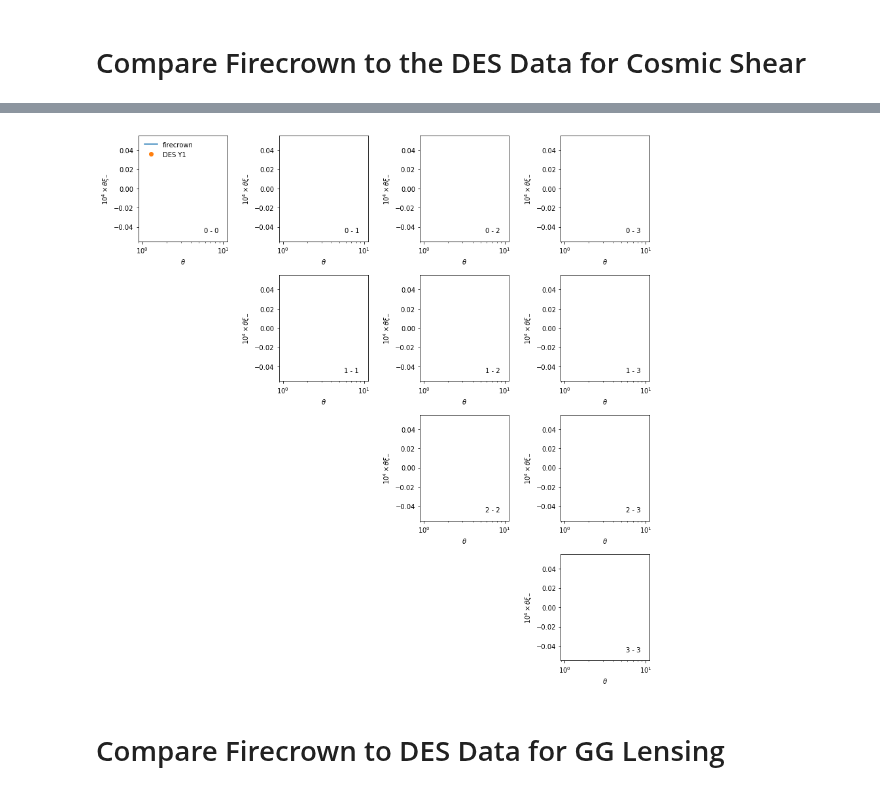
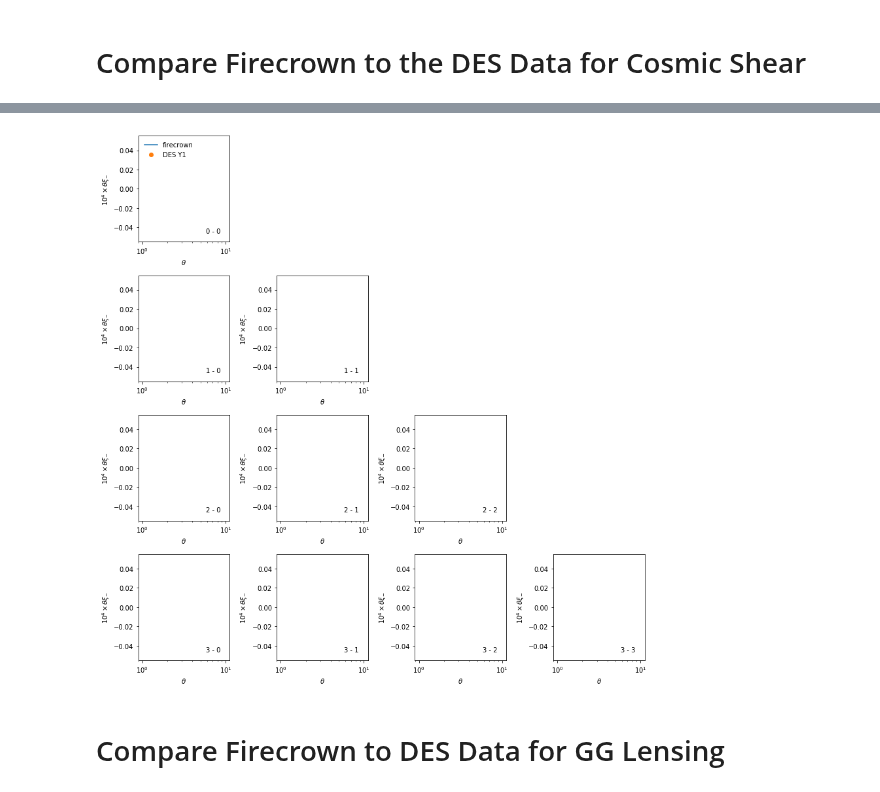
Before and after one commit to LSSTDESC/txpipe-cosmodc2, a Jupyter notebook: notebooks/PlotChain.ipynb, the cells around one changed output, grey strips where cells are left out. Cells and saved outputs as stored; diff of their text form; code cells hidden in the pictures.

```diff
--- a/notebooks/PlotChain.ipynb
+++ b/notebooks/PlotChain.ipynb
@@ -52,7 +52,7 @@ loc = 0
 for i in range(n_src):
     for j in range(n_src):
         # skip extra plots
-        if i > j:
+        if i < j:
             axs[i, j].axis('off')
             continue
 
@@ -105,7 +105,7 @@ loc = 0
 for i in range(n_src):
     for j in range(n_src):
         # skip extra plots
-        if i > j:
+        if i < j:
             axs[i, j].axis('off')
             continue
 
@@ -123,33 +123,33 @@ for i in range(n_src):
         ax.semilogx(
             theta,
             fac * xim,
             label='firecrown')
 
         # des
         theta, xim = des_data.get_theta_xi(
             'galaxy_shear_xi_minus',
             'src%d' % i,
             'src%d' % j)
         ax.semilogx(
             theta,
             fac * xim,
             'o',
             label='DES Y1')
 
         if i == 0 and j == 0:
             ax.legend(loc=2, frameon=False)
 
         ax.text(
             0.9, 0.1, '%d - %d' % (i, j),
             horizontalalignment='right',
             verticalalignment='center',
             transform=ax.transAxes)
 
         ax.set_xlabel(r'$\theta$')
         ax.set_ylabel(r'$10^{4}\times\theta\xi_{-}$')
 
 plt.tight_layout()
 # %% [output]
-[figure, old version]
+[figure, new version]
 # %% [markdown]
 # Compare Firecrown to DES Data for GG Lensing
```
Also changed, not shown: parts of 4 cells of this notebook.
